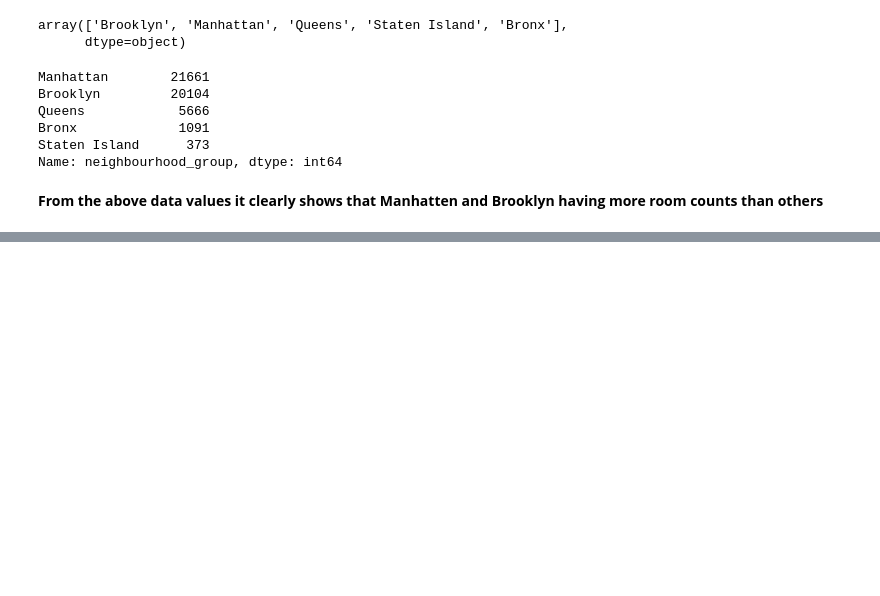
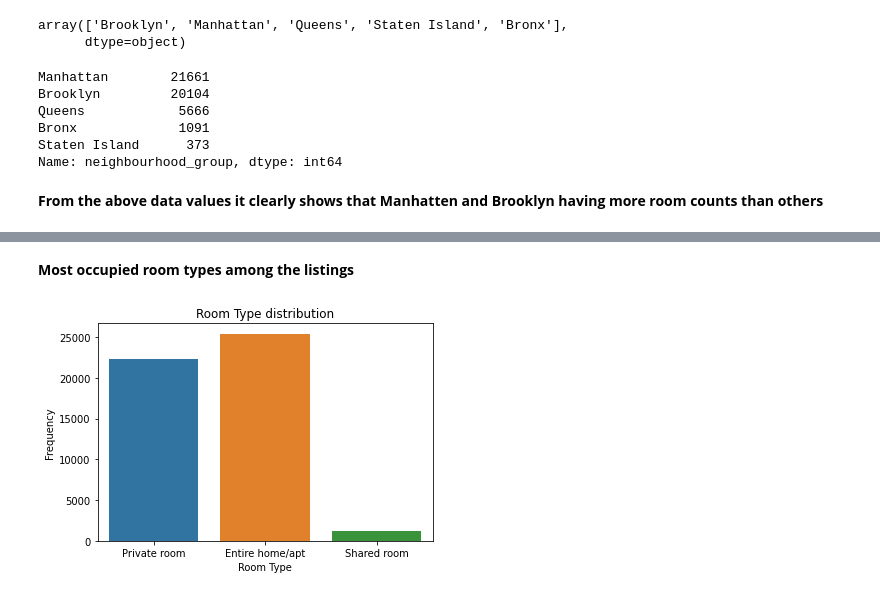
Before and after one commit to pratikshiralkar/EDA-Capstone-Project, a Jupyter notebook: Copy_of_Airbnb_Bookings_Analysis_Capstone_Project.ipynb, the cells around one changed output, grey strips where cells are left out. Drawn from its saved outputs; the diff is of its cells as text; code cells hidden in the pictures; blank space fills up the shorter version.

```diff
--- a/Copy_of_Airbnb_Bookings_Analysis_Capstone_Project.ipynb
+++ b/Copy_of_Airbnb_Bookings_Analysis_Capstone_Project.ipynb
@@ -203,0 +230,10 @@ Name: neighbourhood_group, dtype: int64
+# %% [markdown]
+**Most occupied room types among the listings**
+# %%
+ax = sns.countplot(x="room_type", data=nyc_df)
+plt.title('Room Type distribution')
+plt.xlabel('Room Type')
+plt.ylabel('Frequency')
+plt.show()
+# %% [output]
+[figure, added]
```
Also changed, not shown: parts of 42 cells of this notebook.
